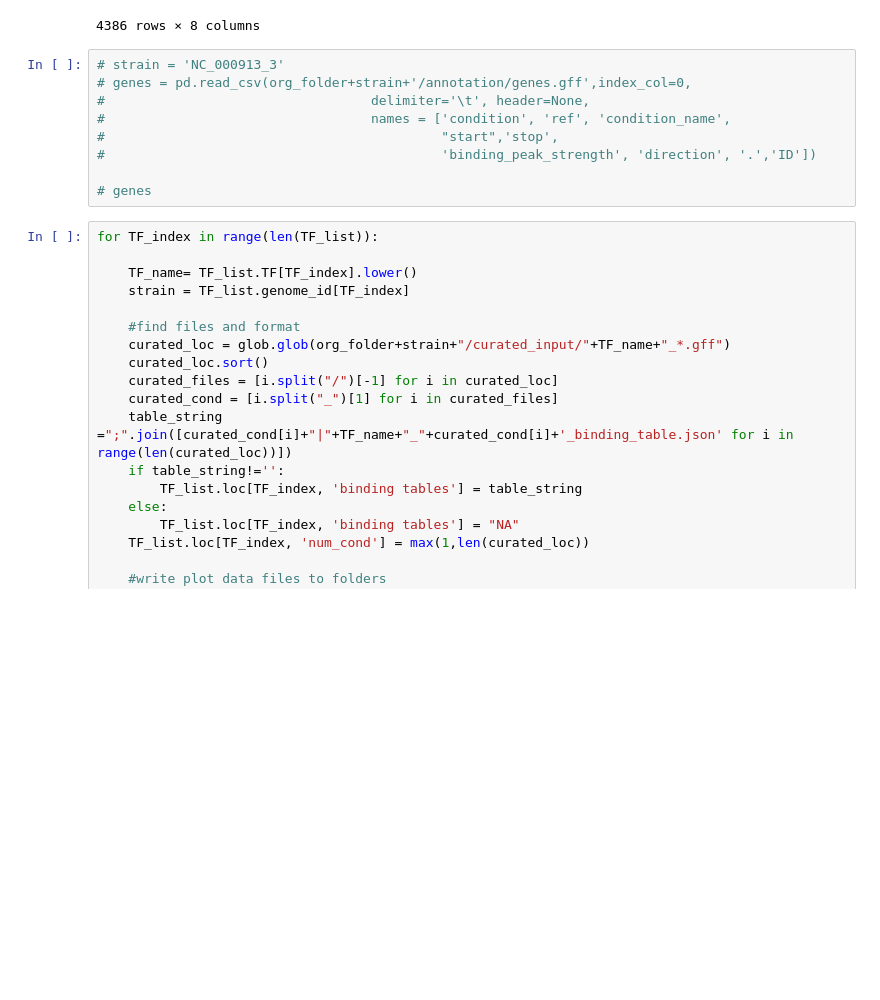
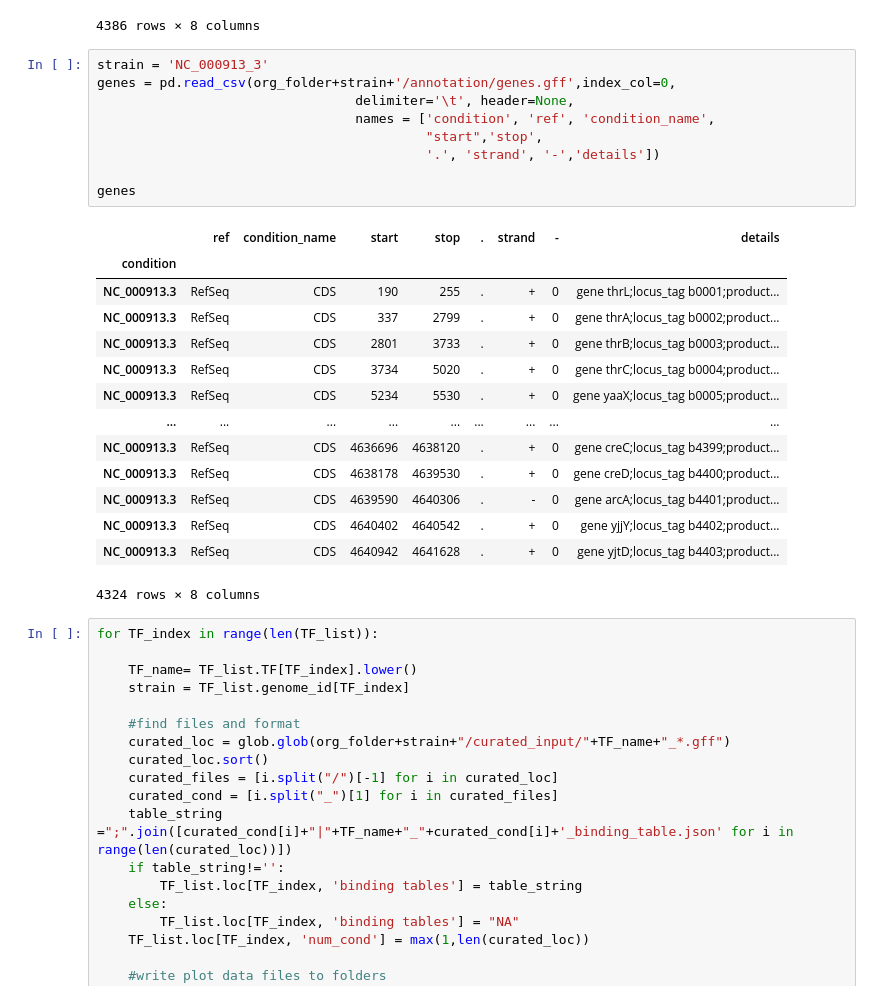
Before and after one commit to SBRG/ChIPdb, a Jupyter notebook: notebooks/plot_data_generate.ipynb, the cells around one changed output. Saved outputs shown, nothing was run; the diff lists cells and outputs as text; blank space fills up the shorter version.

```diff
--- a/notebooks/plot_data_generate.ipynb
+++ b/notebooks/plot_data_generate.ipynb
@@ -248,14 +248,29 @@ DF_gene_info
 | b4403 | 4640941 | 4641628 | + | yjtD | 687 | yjtD | Translation, ribosomal structure ... | 4640941 |
 4386 rows × 8 columns
 # %%
-# strain = 'NC_000913_3'
-# genes = pd.read_csv(org_folder+strain+'/annotation/genes.gff',index_col=0,
-#                                  delimiter='\t', header=None,
-#                                  names = ['condition', 'ref', 'condition_name',
-#                                           "start",'stop',
-#                                           'binding_peak_strength', 'direction', '.','ID'])
+strain = 'NC_000913_3'
+genes = pd.read_csv(org_folder+strain+'/annotation/genes.gff',index_col=0,
+                                 delimiter='\t', header=None,
+                                 names = ['condition', 'ref', 'condition_name',
+                                          "start",'stop',
+                                          '.', 'strand', '-','details'])
 
-# genes
+genes
+# %% [output]
+|  | ref | condition_name | start | stop | . | strand | - | details |
+| condition |  |  |  |  |  |  |  |  |
+| NC_000913.3 | RefSeq | CDS | 190 | 255 | . | + | 0 | gene thrL;locus_tag b0001;product... |
+| NC_000913.3 | RefSeq | CDS | 337 | 2799 | . | + | 0 | gene thrA;locus_tag b0002;product... |
+| NC_000913.3 | RefSeq | CDS | 2801 | 3733 | . | + | 0 | gene thrB;locus_tag b0003;product... |
+| NC_000913.3 | RefSeq | CDS | 3734 | 5020 | . | + | 0 | gene thrC;locus_tag b0004;product... |
+| NC_000913.3 | RefSeq | CDS | 5234 | 5530 | . | + | 0 | gene yaaX;locus_tag b0005;product... |
+| ... | ... | ... | ... | ... | ... | ... | ... | ... |
+| NC_000913.3 | RefSeq | CDS | 4636696 | 4638120 | . | + | 0 | gene creC;locus_tag b4399;product... |
+| NC_000913.3 | RefSeq | CDS | 4638178 | 4639530 | . | + | 0 | gene creD;locus_tag b4400;product... |
+| NC_000913.3 | RefSeq | CDS | 4639590 | 4640306 | . | - | 0 | gene arcA;locus_tag b4401;product... |
+| NC_000913.3 | RefSeq | CDS | 4640402 | 4640542 | . | + | 0 | gene yjjY;locus_tag b4402;product... |
+| NC_000913.3 | RefSeq | CDS | 4640942 | 4641628 | . | + | 0 | gene yjtD;locus_tag b4403;product... |
+4324 rows × 8 columns
 # %%
 for TF_index in range(len(TF_list)):
 
```
Also changed, not shown: parts of 1 cell of this notebook, 3 other files.
